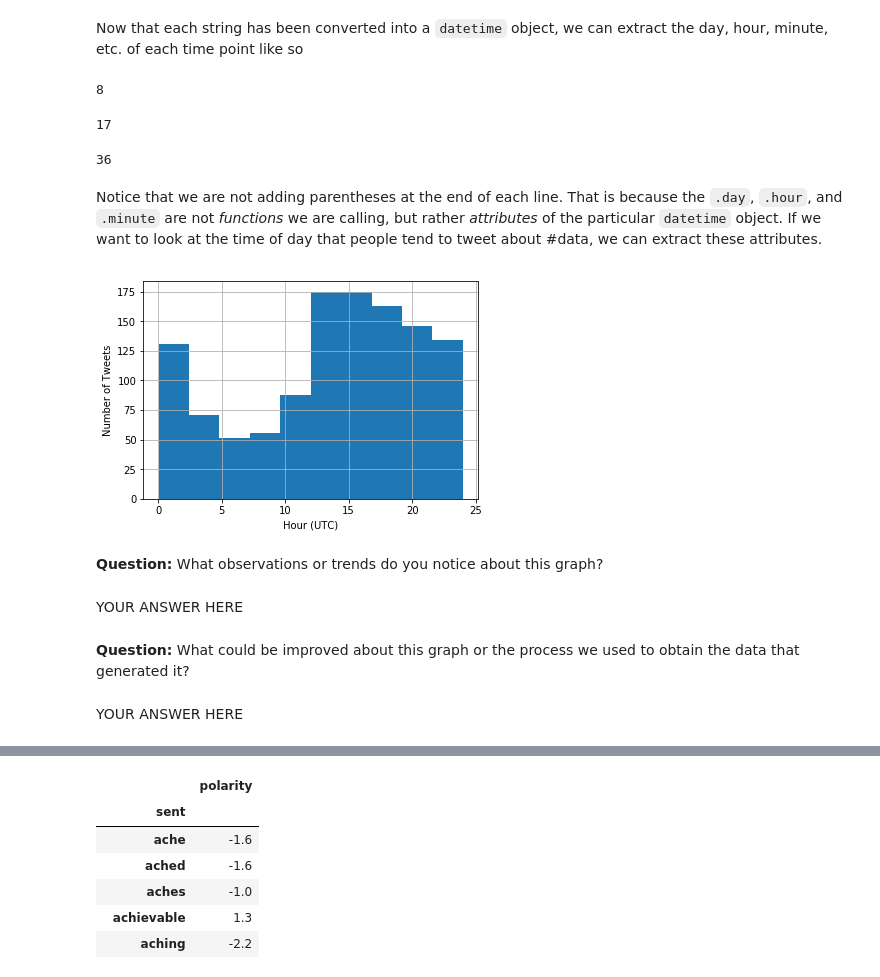
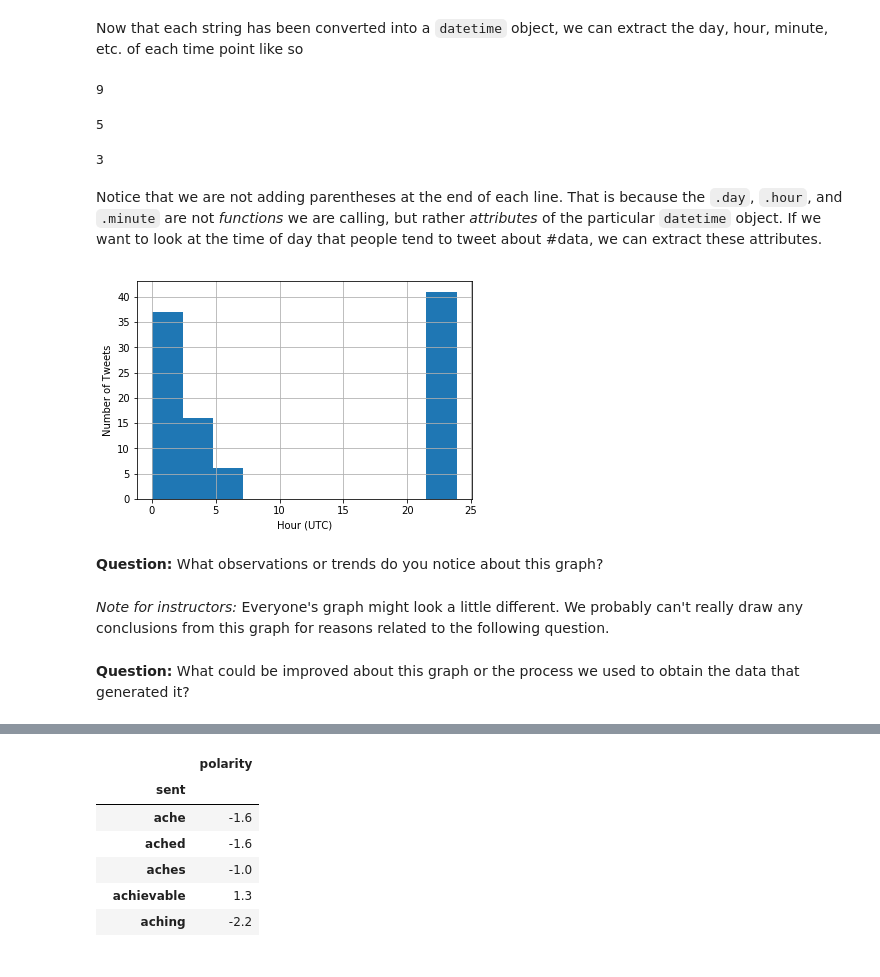
Before and after one commit to ds-modules/CP-101, a Jupyter notebook: lab_8/webscraping_solutions.ipynb, the cells around one changed output, grey strips where cells are left out. Cells and saved outputs as stored; diff of their text form; code cells hidden in the pictures.

```diff
--- a/lab_8/webscraping_solutions.ipynb
+++ b/lab_8/webscraping_solutions.ipynb
@@ -166,0 +163,2 @@ Unfortunately, Twitter by default does not attach geographic data to the metadat
+# %%
+users = gentrification_df[['id', 'user']]
@@ -254,2 +277,5 @@ Since many of these tweets do not have useful locations, we may want to filter b
 # %%
-berkeley_data = download_recent_tweets_by_hashtag("gentrification", keys, "37.829314,-122.264433,5km")
+gentrification_oak = download_recent_tweets_by_hashtag(hashtag = "gentrification",
+                                                       keys = keys,
+                                                       location = "37.829314,-122.264433,5km",
+                                                       count = 100)
@@ -278,0 +288,28 @@ berkeley_data
+# %%
+# ANSWER
+users_oak = pd.DataFrame(gentrification)
+users_oak = users_oak[['id', 'user']]
+
+locations_list_oak = list()
+for i in range(len(users_oak)):
+    new_entry = {}
+    new_entry['id'] = users_oak.loc[i, 'id']
+    new_entry['location'] = users_oak.loc[i, 'user']['location']
+    locations_list_oak.append(new_entry)
+all_locations_oak = pd.DataFrame(locations_list_oak)
+
+no_empties_oak = pd.DataFrame(columns = ['id', 'location'])
+for i in range(len(all_locations_oak)):
+    if all_locations_oak.loc[i, "location"] != '':
+        no_empties_oak = no_empties_oak.append(all_locations_oak.loc[i,:])
+
+grouped_locations = no_empties_oak.groupby('location').count()
+
+# This finds the number of repeats of the most common location.
+max_number_of_tweets = grouped_locations['id'].max()
+
+most_common_location = grouped_locations[grouped_locations['id'] == max_number_of_tweets]
+
+# most_common_location is a DataFrame with one item. This access all of the indices in the
+# DataFrame, then takes the first (and only) one.
+most_common_location.index[0]
@@ -281,6 +320,7 @@ berkeley_data
 ---
 Another facet of the tweets that you may want to analyze is the time at which they were posted. Currently, the only way we have information about the time the tweets were posted is in the `'created_at'` column, which is a string. As you may remember from the Introductory lab, `python` compares strings by assigning values to the letters themselves based on their position in the alphabet. We want to convert these strings to `datetime` objects, which will tell `python` at what time tweets were posted.
 # %%
-df['time'] = pd.to_datetime(df['created_at'])
-df['time'].head()
+post_time = pd.DataFrame(gentrification_oak)[['id', 'created_at']]
+post_time['time'] = pd.to_datetime(post_time['created_at'])
+post_time['time'].head()
 # %% [output]
@@ -293,31 +333,30 @@ Name: time, dtype: datetime64[ns, UTC]
 # %% [markdown]
 Now that each string has been converted into a `datetime` object, we can extract the day, hour, minute, etc. of each time point like so
 # %%
-df.loc[0, 'time'].day
+post_time.loc[0, 'time'].day
 # %% [output]
-8
+9
 # %%
-df.loc[0, 'time'].hour
+post_time.loc[0, 'time'].hour
 # %% [output]
-17
+5
 # %%
-df.loc[0, 'time'].minute
+post_time.loc[0, 'time'].minute
 # %% [output]
-36
+3
 # %% [markdown]
 Notice that we are not adding parentheses at the end of each line. That is because the `.day`, `.hour`, and `.minute` are not *functions* we are calling, but rather *attributes* of the particular `datetime` object. If we want to look at the time of day that people tend to tweet about #data, we can extract these attributes.
 # %%
-df['hour'] = [df.loc[i, 'time'].hour + df.loc[i, 'time'].minute/60 + df.loc[i, 'time'].second/3600 for i in range(len(df))]
-df['hour'].hist()
+post_time['hour'] = [post_time.loc[i, 'time'].hour + post_time.loc[i, 'time'].minute/60 +
+                     post_time.loc[i, 'time'].second/3600 for i in range(len(post_time))]
+post_time['hour'].hist()
 plt.xlabel("Hour (UTC)")
 plt.ylabel("Number of Tweets");
 # %% [output]
-[figure, old version]
+[figure, new version]
 # %% [markdown]
 **Question:** What observations or trends do you notice about this graph?
-# %% [markdown]
-YOUR ANSWER HERE
+# %% [markdown]
+*Note for instructors:* Everyone's graph might look a little different. We probably can't really draw any conclusions from this graph for reasons related to the following question.
 # %% [markdown]
 **Question:** What could be improved about this graph or the process we used to obtain the data that generated it?
-# %% [markdown]
-YOUR ANSWER HERE
```
Also changed, not shown: parts of 54 cells of this notebook, 4 other files.
